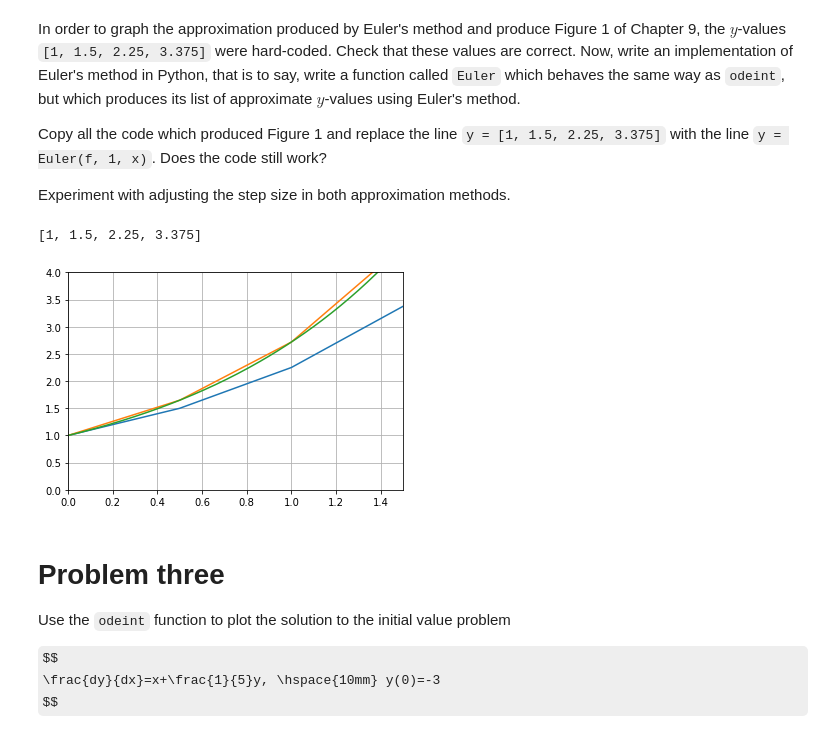
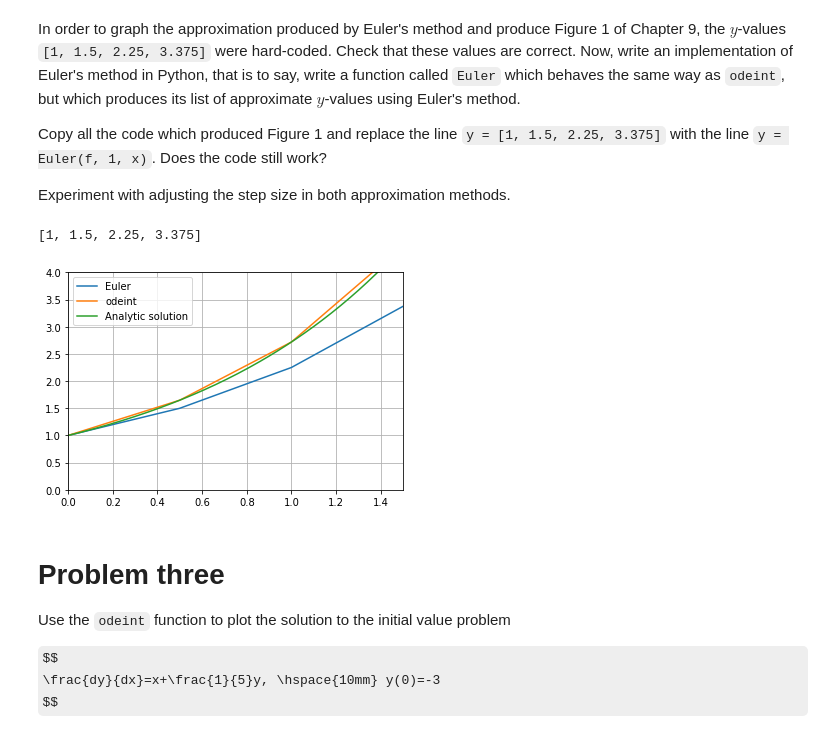
Before and after one commit to richardellard/odes-with-python, a Jupyter notebook: Problem sets/[Completed] Problem Set 7.ipynb, the cells around one changed output. Drawn from its saved outputs; the diff is of its cells as text; code cells hidden in the pictures; some formulas as TeX source.

```diff
--- a/Problem sets/[Completed] Problem Set 7.ipynb
+++ b/Problem sets/[Completed] Problem Set 7.ipynb
@@ -39,37 +39,38 @@ def f(y, x): # odeint expects the dependent variable as the first argument
 
 y0 = 1
 
 x_range = (0, 1.5)
 y_range = (0, 4)
 
 #fig, ax = plt.subplots()
 #ax.set_aspect('equal')
 #plt.title('Figure 1: Numerical approximation methods')
 plt.grid(True)
 
 h = 0.5
 x = np.arange(x_range[0], x_range[1] + h, h) # arange returns a half-open interval
 y = Euler(f, y0, x)
 print(y)
-plt.plot(x, y)
+plt.plot(x, y, label='Euler')
 
 h = 0.5
 x = np.arange(x_range[0], x_range[1] + h, h)
 y = odeint(f, y0, x)
-plt.plot(x, y)
+plt.plot(x, y, label='odeint')
 
 h = 0.01
 x = np.arange(x_range[0], x_range[1] + h, h)
 y = np.exp(x)
-plt.plot(x, y)
+plt.plot(x, y, label='Analytic solution')
 
 plt.xlim(x_range)
 plt.ylim(y_range)
+plt.legend()
 
 plt.show()
 # %% [output]
 [1, 1.5, 2.25, 3.375]
-[figure, old version]
+[figure, new version]
 # %% [markdown]
 # Problem three
 
```
Also changed, not shown: parts of 1 cell of this notebook, 1 other file.
